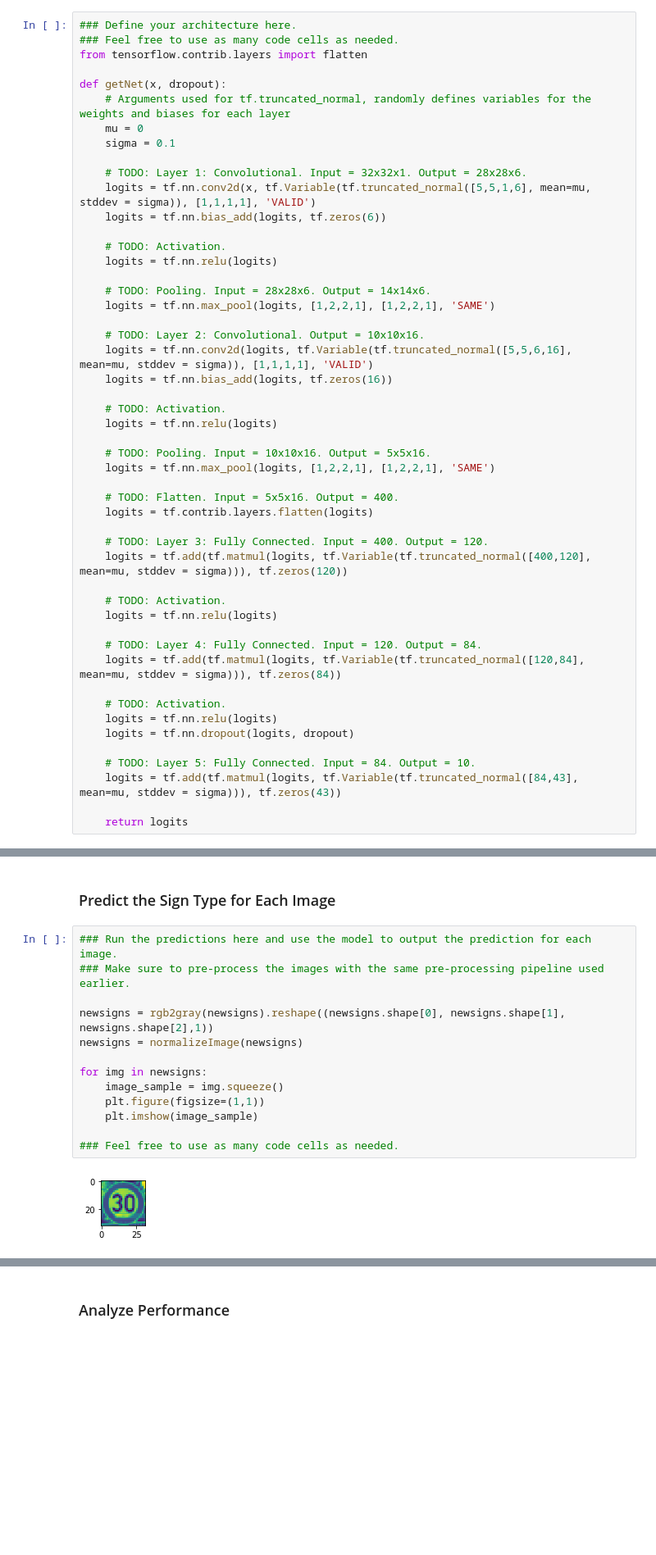
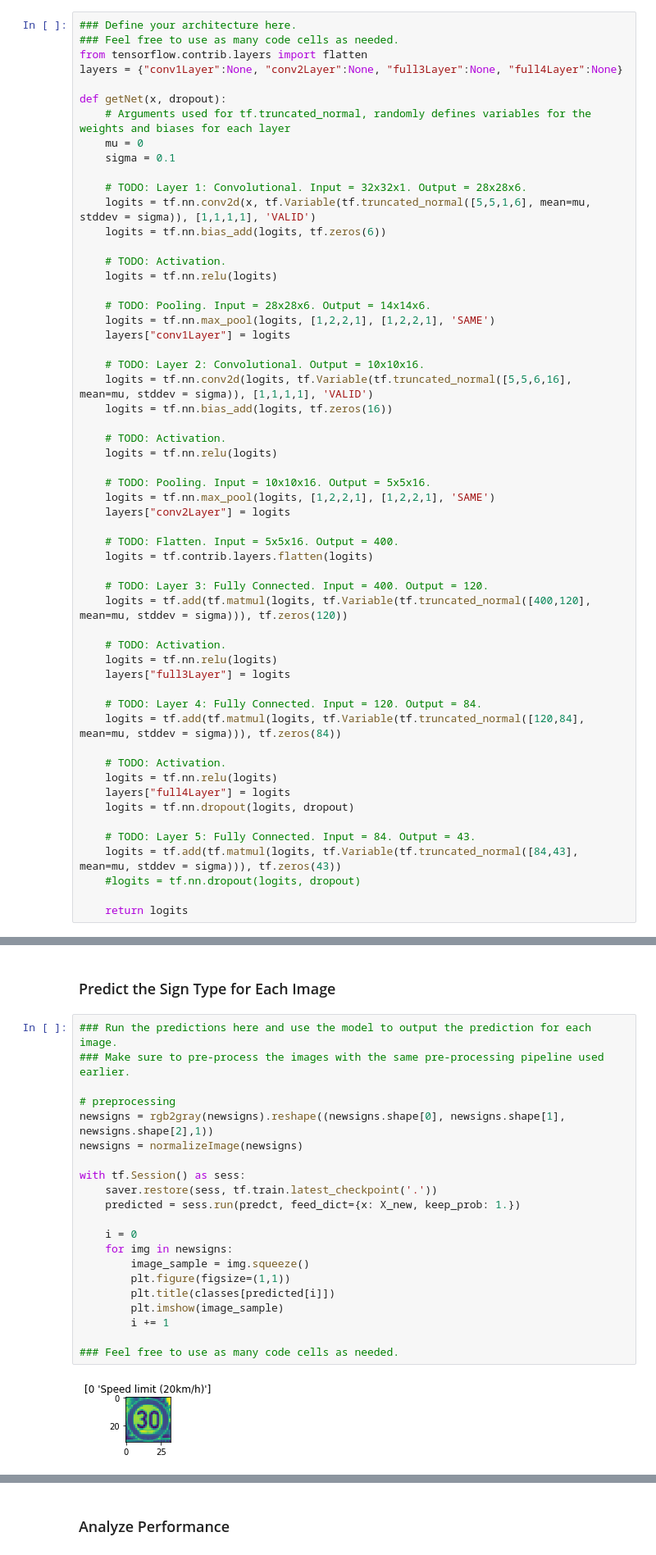
Before and after one commit to magak/CDC_Task2, a Jupyter notebook: Traffic_Sign_Classifier.ipynb, the cells around one changed output, grey strips where cells are left out. Shown at 82% size. Cells and saved outputs as stored; diff of their text form; blank space fills up the shorter version.

Commit message:
visualization + softmax probabilities

```diff
--- a/Traffic_Sign_Classifier.ipynb
+++ b/Traffic_Sign_Classifier.ipynb
@@ -408,6 +408,7 @@ X_train, y_train = shuffle(X_train, y_train)
 ### Define your architecture here.
 ### Feel free to use as many code cells as needed.
 from tensorflow.contrib.layers import flatten
+layers = {"conv1Layer":None, "conv2Layer":None, "full3Layer":None, "full4Layer":None}
 
 def getNet(x, dropout):
     # Arguments used for tf.truncated_normal, randomly defines variables for the weights and biases for each layer
@@ -423,6 +424,7 @@ def getNet(x, dropout):
 
     # TODO: Pooling. Input = 28x28x6. Output = 14x14x6.
     logits = tf.nn.max_pool(logits, [1,2,2,1], [1,2,2,1], 'SAME')
+    layers["conv1Layer"] = logits
 
     # TODO: Layer 2: Convolutional. Output = 10x10x16.
     logits = tf.nn.conv2d(logits, tf.Variable(tf.truncated_normal([5,5,6,16], mean=mu, stddev = sigma)), [1,1,1,1], 'VALID')
@@ -433,6 +435,7 @@ def getNet(x, dropout):
 
     # TODO: Pooling. Input = 10x10x16. Output = 5x5x16.
     logits = tf.nn.max_pool(logits, [1,2,2,1], [1,2,2,1], 'SAME')
+    layers["conv2Layer"] = logits
 
     # TODO: Flatten. Input = 5x5x16. Output = 400.
     logits = tf.contrib.layers.flatten(logits)
@@ -442,16 +445,19 @@ def getNet(x, dropout):
 
     # TODO: Activation.
     logits = tf.nn.relu(logits)
+    layers["full3Layer"] = logits
 
     # TODO: Layer 4: Fully Connected. Input = 120. Output = 84.
     logits = tf.add(tf.matmul(logits, tf.Variable(tf.truncated_normal([120,84], mean=mu, stddev = sigma))), tf.zeros(84))
 
     # TODO: Activation.
     logits = tf.nn.relu(logits)
+    layers["full4Layer"] = logits
     logits = tf.nn.dropout(logits, dropout)
 
-    # TODO: Layer 5: Fully Connected. Input = 84. Output = 10.
+    # TODO: Layer 5: Fully Connected. Input = 84. Output = 43.
     logits = tf.add(tf.matmul(logits, tf.Variable(tf.truncated_normal([84,43], mean=mu, stddev = sigma))), tf.zeros(43))
+    #logits = tf.nn.dropout(logits, dropout)
 
     return logits
 # %%
@@ -633,15 +626,23 @@ print(newsigns.shape)
 # %%
 ### Run the predictions here and use the model to output the prediction for each image.
 ### Make sure to pre-process the images with the same pre-processing pipeline used earlier.
 
+# preprocessing
 newsigns = rgb2gray(newsigns).reshape((newsigns.shape[0], newsigns.shape[1], newsigns.shape[2],1))
 newsigns = normalizeImage(newsigns)
 
-for img in newsigns:
-    image_sample = img.squeeze()
-    plt.figure(figsize=(1,1))
-    plt.imshow(image_sample)
+with tf.Session() as sess:
+    saver.restore(sess, tf.train.latest_checkpoint('.'))
+    predicted = sess.run(predct, feed_dict={x: X_new, keep_prob: 1.})
+
+    i = 0
+    for img in newsigns:
+        image_sample = img.squeeze()
+        plt.figure(figsize=(1,1))
+        plt.title(classes[predicted[i]])
+        plt.imshow(image_sample)
+        i += 1
 
 ### Feel free to use as many code cells as needed.
 # %% [output]
-[figure, old version]
+[figure, new version]
```
Also changed, not shown: parts of 13 cells of this notebook, 3 other files.
